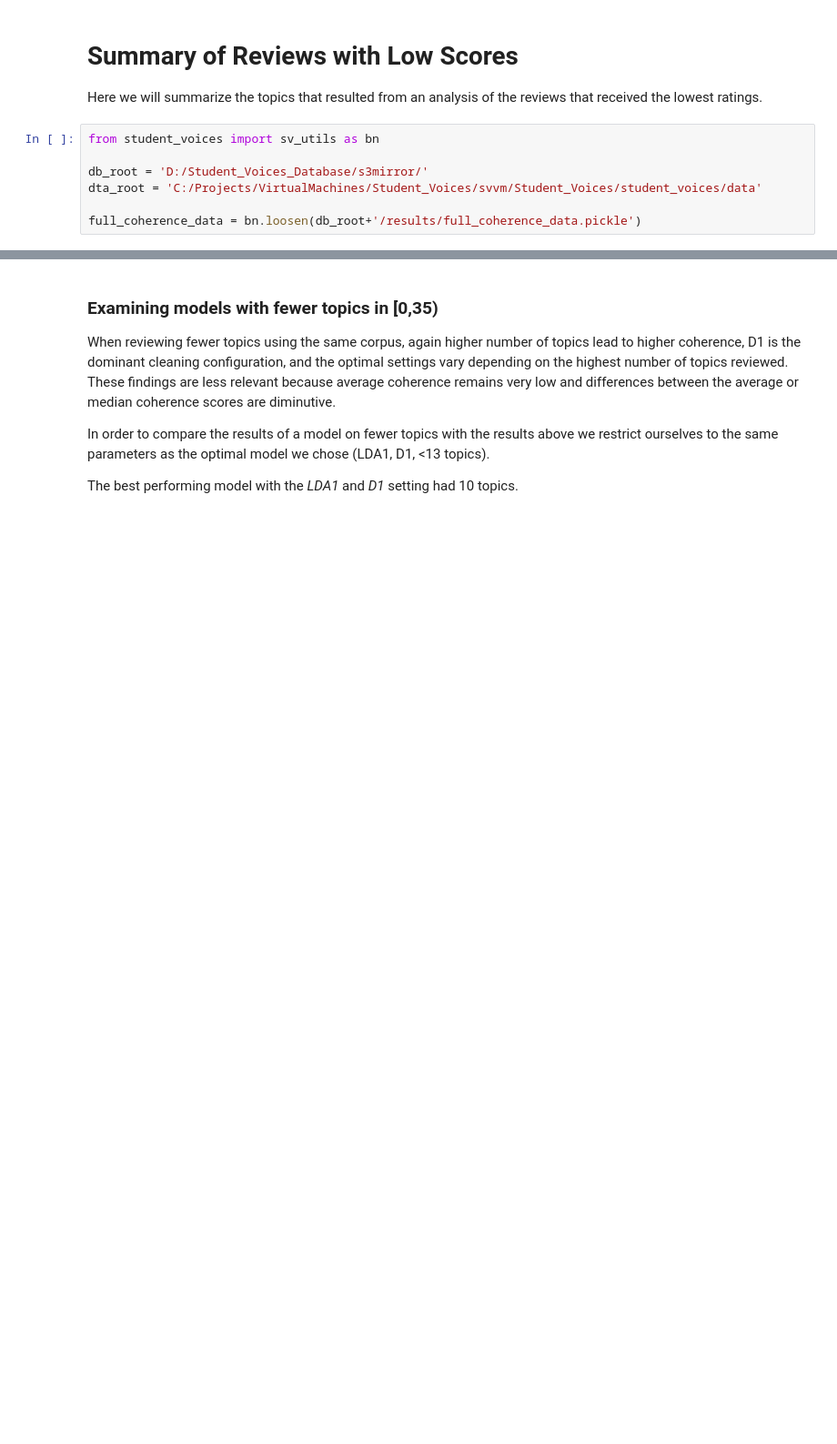
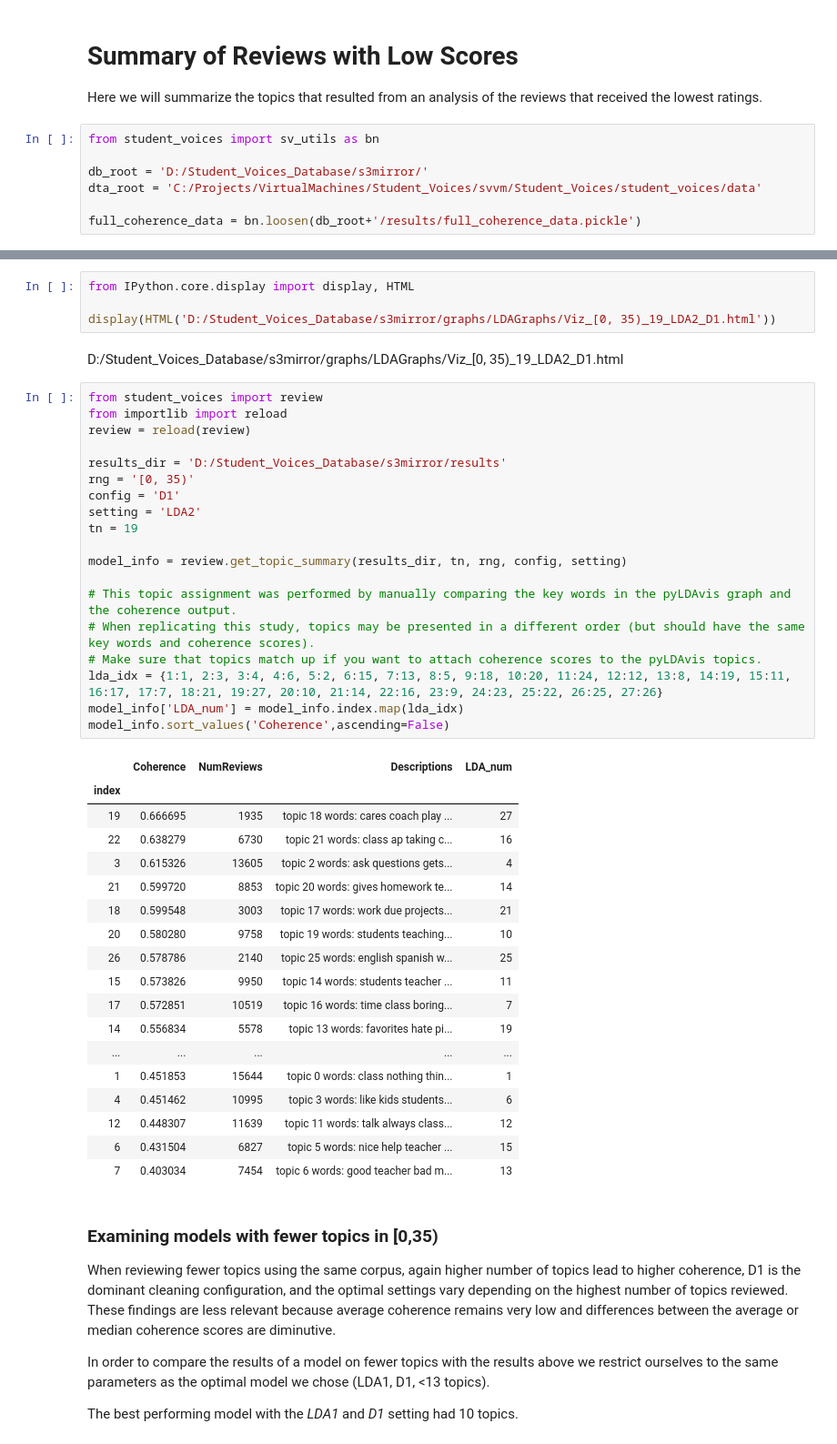
Before and after one commit to losDaniel/Student-Voices, a Jupyter notebook: notebooks/(5A) low_review_score_summary.ipynb, the cells around one changed output, grey strips where cells are left out. Shown at 91% size. Saved outputs shown, nothing was run; the diff lists cells and outputs as text; blank space fills up the shorter version.

```diff
--- a/notebooks/(5A) low_review_score_summary.ipynb
+++ b/notebooks/(5A) low_review_score_summary.ipynb
@@ -75,6 +117,50 @@ Based on average and median coherence, the model that best fit the 0-35 corpus w
 
 **D1 in comparison**
 <br>D1 implements both stemmer and lemmatizer, like A1, but differs in that it does not collect n_gram words in the dictionary "laid_back" example.
+# %%
+from IPython.core.display import display, HTML
+
+display(HTML('D:/Student_Voices_Database/s3mirror/graphs/LDAGraphs/Viz_[0, 35)_19_LDA2_D1.html'))
+# %% [output]
+D:/Student_Voices_Database/s3mirror/graphs/LDAGraphs/Viz_[0, 35)_19_LDA2_D1.html
+# %%
+from student_voices import review
+from importlib import reload
+review = reload(review)
+
+results_dir = 'D:/Student_Voices_Database/s3mirror/results'
+rng = '[0, 35)'
+config = 'D1'
+setting = 'LDA2'
+tn = 19
+
+model_info = review.get_topic_summary(results_dir, tn, rng, config, setting)
+
+# This topic assignment was performed by manually comparing the key words in the pyLDAvis graph and the coherence output.
+# When replicating this study, topics may be presented in a different order (but should have the same key words and coherence scores).
+# Make sure that topics match up if you want to attach coherence scores to the pyLDAvis topics.
+lda_idx = {1:1, 2:3, 3:4, 4:6, 5:2, 6:15, 7:13, 8:5, 9:18, 10:20, 11:24, 12:12, 13:8, 14:19, 15:11, 16:17, 17:7, 18:21, 19:27, 20:10, 21:14, 22:16, 23:9, 24:23, 25:22, 26:25, 27:26}
+model_info['LDA_num'] = model_info.index.map(lda_idx)
+model_info.sort_values('Coherence',ascending=False)
+# %% [output]
+|  | Coherence | NumReviews | Descriptions | LDA_num |
+| index |  |  |  |  |
+| 19 | 0.666695 | 1935 | topic 18 words: cares coach play ... | 27 |
+| 22 | 0.638279 | 6730 | topic 21 words: class ap taking c... | 16 |
+| 3 | 0.615326 | 13605 | topic 2 words: ask questions gets... | 4 |
+| 21 | 0.599720 | 8853 | topic 20 words: gives homework te... | 14 |
+| 18 | 0.599548 | 3003 | topic 17 words: work due projects... | 21 |
+| 20 | 0.580280 | 9758 | topic 19 words: students teaching... | 10 |
+| 26 | 0.578786 | 2140 | topic 25 words: english spanish w... | 25 |
+| 15 | 0.573826 | 9950 | topic 14 words: students teacher ... | 11 |
+| 17 | 0.572851 | 10519 | topic 16 words: time class boring... | 7 |
+| 14 | 0.556834 | 5578 | topic 13 words: favorites hate pi... | 19 |
+| ... | ... | ... | ... | ... |
+| 1 | 0.451853 | 15644 | topic 0 words: class nothing thin... | 1 |
+| 4 | 0.451462 | 10995 | topic 3 words: like kids students... | 6 |
+| 12 | 0.448307 | 11639 | topic 11 words: talk always class... | 12 |
+| 6 | 0.431504 | 6827 | topic 5 words: nice help teacher ... | 15 |
+| 7 | 0.403034 | 7454 | topic 6 words: good teacher bad m... | 13 |
 # %% [markdown]
 ### Examining models with fewer topics in [0,35)
 
```
Also changed, not shown: parts of 5 cells of this notebook, 5 other files.
